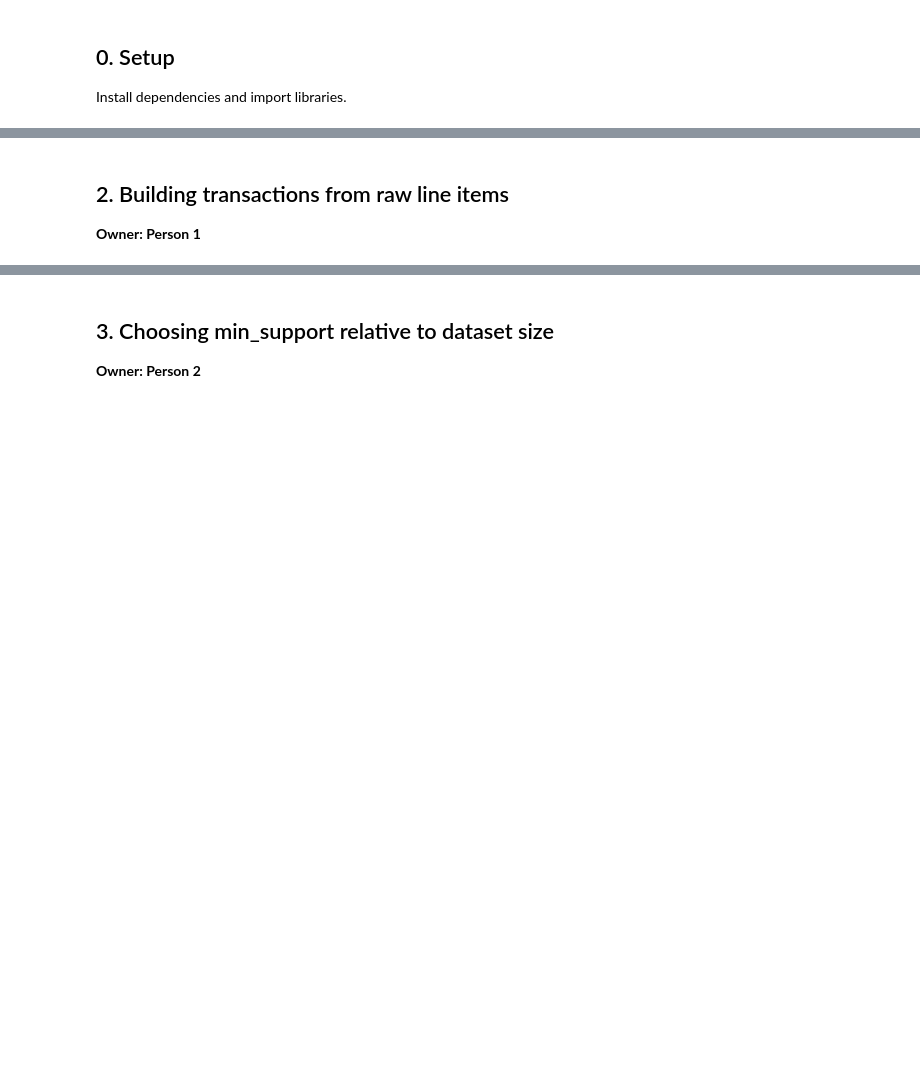
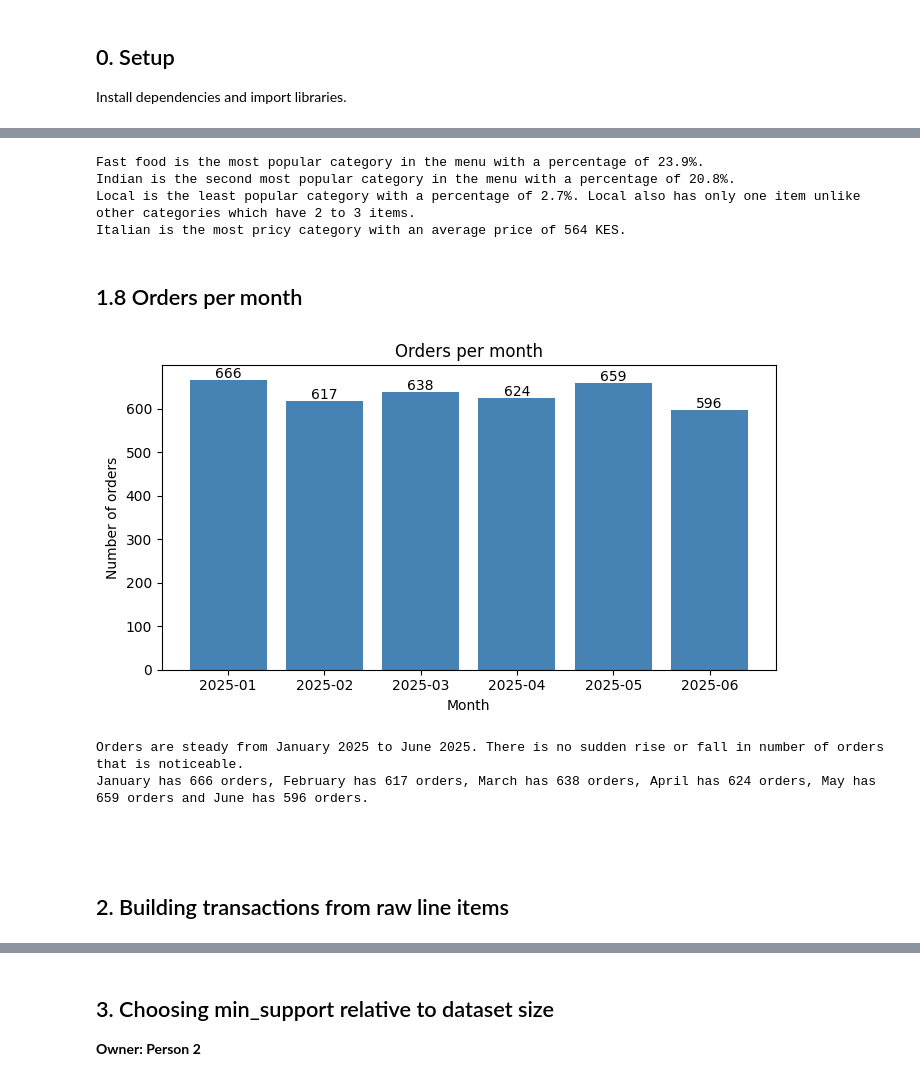
Before and after one commit to tanuiivy/bbt4106-202604-D4-association-rules, a Jupyter notebook: lab_submission/bbt4106-202604-D4-association-rules.ipynb, the cells around one changed output, grey strips where cells are left out. Saved outputs shown, nothing was run; the diff lists cells and outputs as text; code cells hidden in the pictures; blank space fills up the shorter version.

```diff
--- a/lab_submission/bbt4106-202604-D4-association-rules.ipynb
+++ b/lab_submission/bbt4106-202604-D4-association-rules.ipynb
@@ -26,3 +300,45 @@ import joblib
+# %%
+print("""
+Fast food is the most popular category in the menu with a percentage of 23.9%.
+Indian is the second most popular category in the menu with a percentage of 20.8%.
+Local is the least popular category with a percentage of 2.7%. Local also has only one item unlike other categories which have 2 to 3 items.
+Italian is the most pricy category with an average price of 564 KES.
+""")
+# %% [output]
+Fast food is the most popular category in the menu with a percentage of 23.9%.
+Indian is the second most popular category in the menu with a percentage of 20.8%.
+Local is the least popular category with a percentage of 2.7%. Local also has only one item unlike other categories which have 2 to 3 items.
+Italian is the most pricy category with an average price of 564 KES.
+# %% [markdown]
+## 1.8 Orders per month
+# %%
+# One date per order
+order_dates = df.groupby("order_id")["transaction_date"].first()
+
+# Orders in each calendar month
+monthly_orders = order_dates.dt.to_period("M").value_counts().sort_index()
+
+# Bar chart of orders per month
+fig, ax = plt.subplots(figsize=(7, 4))
+ax.bar(monthly_orders.index.astype(str), monthly_orders.values, color="steelblue")
+for i, v in enumerate(monthly_orders.values):
+    ax.text(i, v + 5, f"{v:,}", ha="center")       # label each bar with its count
+ax.set_title("Orders per month")
+ax.set_xlabel("Month")
+ax.set_ylabel("Number of orders")
+plt.tight_layout()
+plt.show()
+# %% [output]
+[figure, added]
+# %%
+print("""
+Orders are steady from January 2025 to June 2025. There is no sudden rise or fall in number of orders that is noticeable.
+January has 666 orders, February has 617 orders, March has 638 orders, April has 624 orders, May has 659 orders and June has 596 orders.
+""")
+# %% [output]
+Orders are steady from January 2025 to June 2025. There is no sudden rise or fall in number of orders that is noticeable.
+January has 666 orders, February has 617 orders, March has 638 orders, April has 624 orders, May has 659 orders and June has 596 orders.
+# %% [markdown]
+##
 # %% [markdown]
 ## 2. Building transactions from raw line items
-**Owner: Person 1**
```
Also changed, not shown: parts of 29 cells of this notebook.
